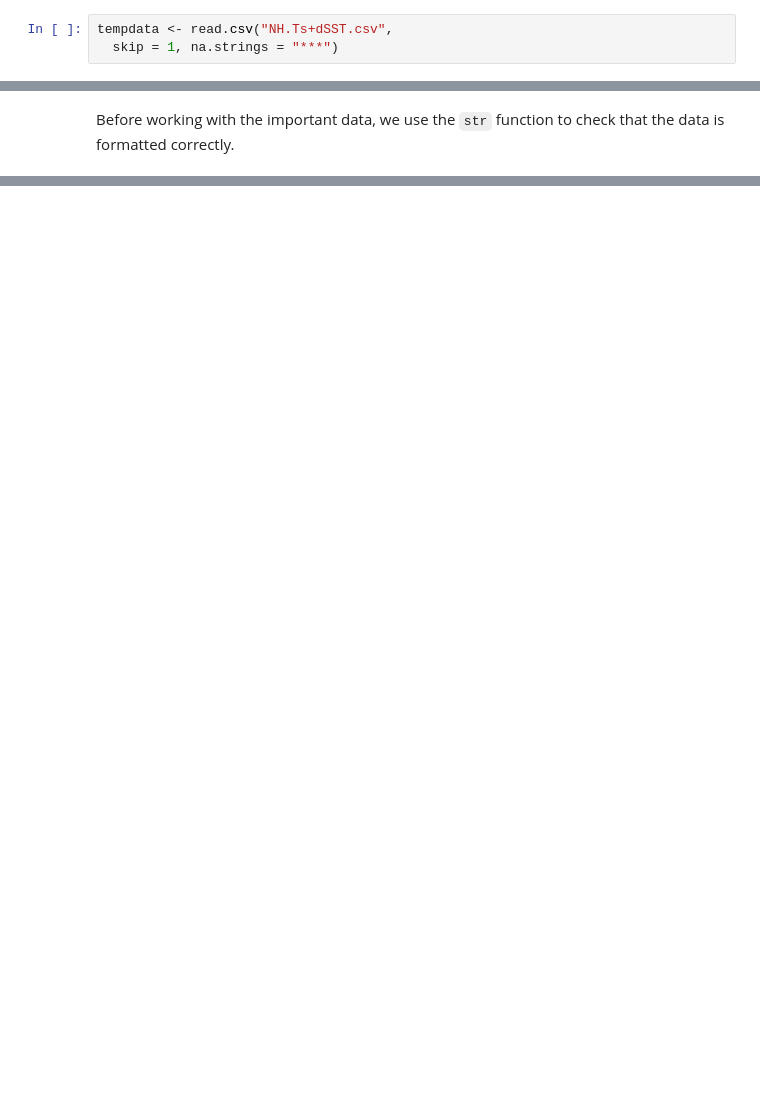
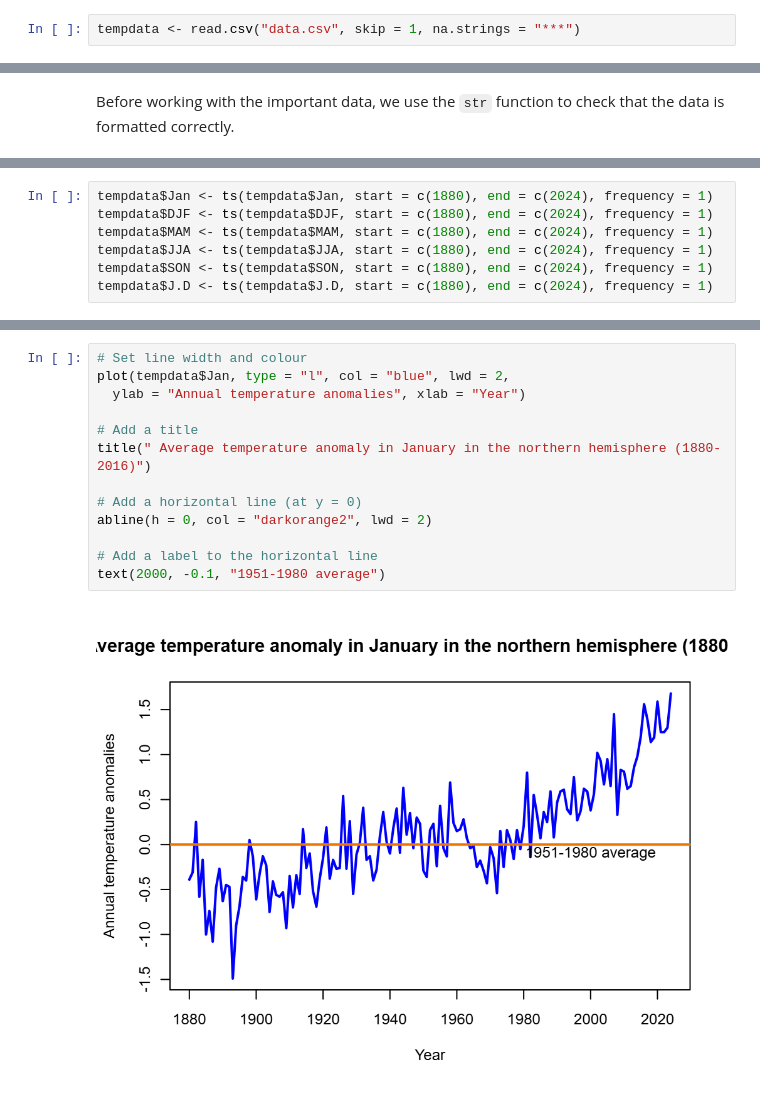
Before and after one commit to jiboncom/doing-economics, a Jupyter notebook: content/climate.ipynb, the cells around one changed output, grey strips where cells are left out. Cells and saved outputs as stored; diff of their text form; blank space fills up the shorter version.

```diff
--- a/content/climate.ipynb
+++ b/content/climate.ipynb
@@ -17,8 +69,7 @@ Since our data is in csv format, we use the `read.csv` function to import the da
 
 Here you can see commands to R which are spread across two lines. You can spread a command across multiple lines, but you must adhere to the following two rules for this to work. First, the line break should come inside a set of parenthesis (i.e. between `(` and `)` or straight after the assignment operator (`<-`). Second, the line break must not be inside a string (whatever is inside quotes) or in the middle of a word or number.
 # %%
-tempdata <- read.csv("NH.Ts+dSST.csv",
-  skip = 1, na.strings = "***")
+tempdata <- read.csv("data.csv", skip = 1, na.strings = "***")
 # %% [markdown]
 When using this function, we added two options. If you open the spreadsheet in Excel, you will see that the real data table only starts in Row 2, so we use the `skip = 1` option to skip the first row when importing the data. When looking at the spreadsheet, you can see that missing temperature data is coded as `"***"`. In order for R to recognise the non-missing temperature data as numbers, we use  the `na.strings = "***"` option to indicate that missing observations in the spreadsheet are coded as `"***"`.
 
@@ -41,0 +127,7 @@ You can see that all variables are formatted as numerical data (`num`), so R cor
+# %%
+tempdata$Jan <- ts(tempdata$Jan, start = c(1880), end = c(2024), frequency = 1)
+tempdata$DJF <- ts(tempdata$DJF, start = c(1880), end = c(2024), frequency = 1)
+tempdata$MAM <- ts(tempdata$MAM, start = c(1880), end = c(2024), frequency = 1)
+tempdata$JJA <- ts(tempdata$JJA, start = c(1880), end = c(2024), frequency = 1)
+tempdata$SON <- ts(tempdata$SON, start = c(1880), end = c(2024), frequency = 1)
+tempdata$J.D <- ts(tempdata$J.D, start = c(1880), end = c(2024), frequency = 1)
@@ -41,0 +138,15 @@ You can see that all variables are formatted as numerical data (`num`), so R cor
+# %%
+# Set line width and colour
+plot(tempdata$Jan, type = "l", col = "blue", lwd = 2,
+  ylab = "Annual temperature anomalies", xlab = "Year")
+
+# Add a title
+title(" Average temperature anomaly in January in the northern hemisphere (1880-2016)")
+
+# Add a horizontal line (at y = 0)
+abline(h = 0, col = "darkorange2", lwd = 2)
+
+# Add a label to the horizontal line
+text(2000, -0.1, "1951-1980 average")
+# %% [output]
+[figure, added]
```
Also changed, not shown: parts of 17 cells of this notebook, 4 other files.
